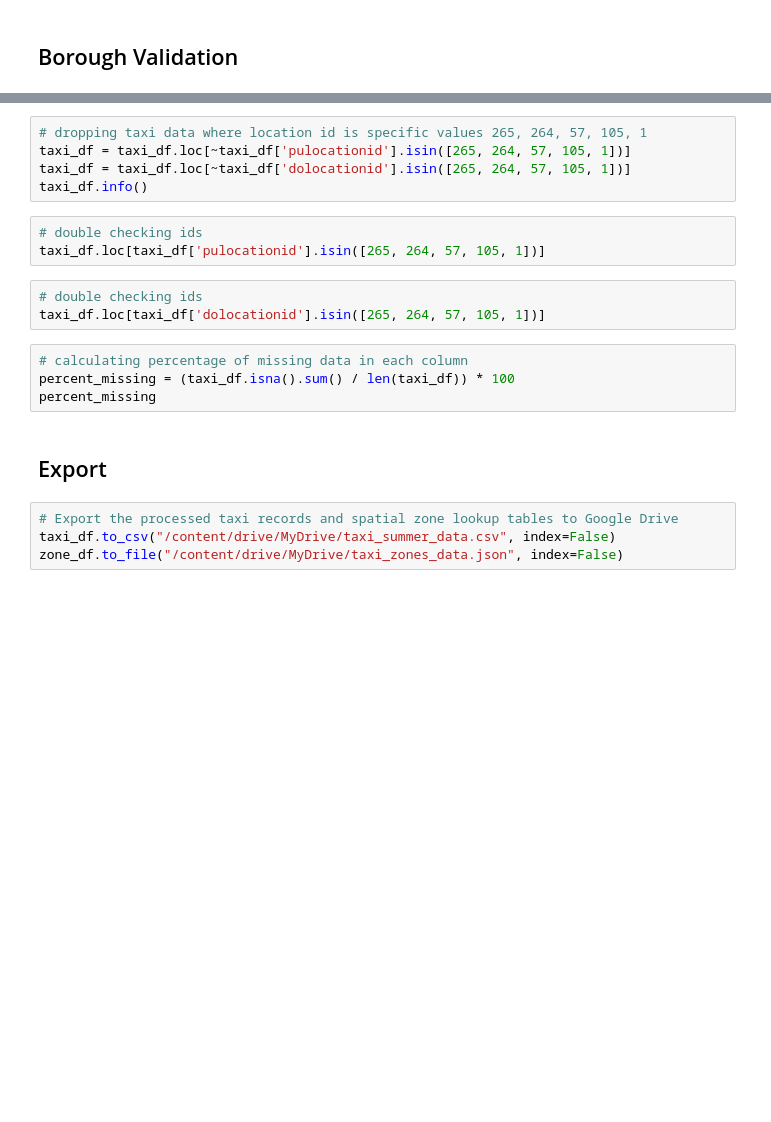
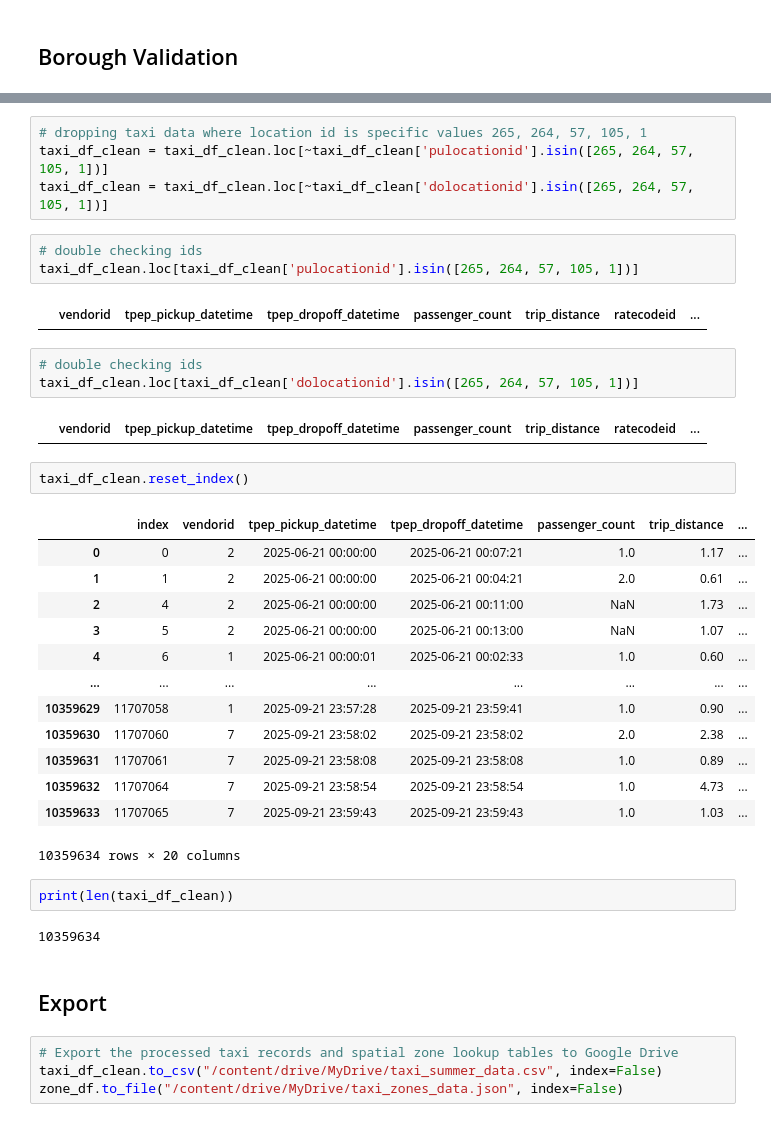
Before and after one commit to drod75/nyc_taxi_analysis, a Jupyter notebook: notebooks/data_collection.ipynb, the cells around one changed output, grey strips where cells are left out. Cells and saved outputs as stored; diff of their text form; blank space fills up the shorter version.

```diff
--- a/notebooks/data_collection.ipynb
+++ b/notebooks/data_collection.ipynb
@@ -239,21 +607,40 @@ taxi_zone_df.loc[taxi_zone_df['dropoff_borough'] == 'EWR', 'dolocationid'].value
 # %%
 # dropping taxi data where location id is specific values 265, 264, 57, 105, 1
-taxi_df = taxi_df.loc[~taxi_df['pulocationid'].isin([265, 264, 57, 105, 1])]
-taxi_df = taxi_df.loc[~taxi_df['dolocationid'].isin([265, 264, 57, 105, 1])]
-taxi_df.info()
+taxi_df_clean = taxi_df_clean.loc[~taxi_df_clean['pulocationid'].isin([265, 264, 57, 105, 1])]
+taxi_df_clean = taxi_df_clean.loc[~taxi_df_clean['dolocationid'].isin([265, 264, 57, 105, 1])]
 # %%
 # double checking ids
-taxi_df.loc[taxi_df['pulocationid'].isin([265, 264, 57, 105, 1])]
+taxi_df_clean.loc[taxi_df_clean['pulocationid'].isin([265, 264, 57, 105, 1])]
+# %% [output]
+|  | vendorid | tpep_pickup_datetime | tpep_dropoff_datetime | passenger_count | trip_distance | ratecodeid | ... |
 # %%
 # double checking ids
-taxi_df.loc[taxi_df['dolocationid'].isin([265, 264, 57, 105, 1])]
+taxi_df_clean.loc[taxi_df_clean['dolocationid'].isin([265, 264, 57, 105, 1])]
+# %% [output]
+|  | vendorid | tpep_pickup_datetime | tpep_dropoff_datetime | passenger_count | trip_distance | ratecodeid | ... |
-# %%
-# calculating percentage of missing data in each column
-percent_missing = (taxi_df.isna().sum() / len(taxi_df)) * 100
-percent_missing
+# %%
+taxi_df_clean.reset_index()
+# %% [output]
+|  | index | vendorid | tpep_pickup_datetime | tpep_dropoff_datetime | passenger_count | trip_distance | ... |
+| 0 | 0 | 2 | 2025-06-21 00:00:00 | 2025-06-21 00:07:21 | 1.0 | 1.17 | ... |
+| 1 | 1 | 2 | 2025-06-21 00:00:00 | 2025-06-21 00:04:21 | 2.0 | 0.61 | ... |
+| 2 | 4 | 2 | 2025-06-21 00:00:00 | 2025-06-21 00:11:00 | NaN | 1.73 | ... |
+| 3 | 5 | 2 | 2025-06-21 00:00:00 | 2025-06-21 00:13:00 | NaN | 1.07 | ... |
+| 4 | 6 | 1 | 2025-06-21 00:00:01 | 2025-06-21 00:02:33 | 1.0 | 0.60 | ... |
+| ... | ... | ... | ... | ... | ... | ... | ... |
+| 10359629 | 11707058 | 1 | 2025-09-21 23:57:28 | 2025-09-21 23:59:41 | 1.0 | 0.90 | ... |
+| 10359630 | 11707060 | 7 | 2025-09-21 23:58:02 | 2025-09-21 23:58:02 | 2.0 | 2.38 | ... |
+| 10359631 | 11707061 | 7 | 2025-09-21 23:58:08 | 2025-09-21 23:58:08 | 1.0 | 0.89 | ... |
+| 10359632 | 11707064 | 7 | 2025-09-21 23:58:54 | 2025-09-21 23:58:54 | 1.0 | 4.73 | ... |
+| 10359633 | 11707065 | 7 | 2025-09-21 23:59:43 | 2025-09-21 23:59:43 | 1.0 | 1.03 | ... |
+10359634 rows × 20 columns
+# %%
+print(len(taxi_df_clean))
+# %% [output]
+10359634
 # %% [markdown]
 ## Export
 # %%
 # Export the processed taxi records and spatial zone lookup tables to Google Drive
-taxi_df.to_csv("/content/drive/MyDrive/taxi_summer_data.csv", index=False)
+taxi_df_clean.to_csv("/content/drive/MyDrive/taxi_summer_data.csv", index=False)
 zone_df.to_file("/content/drive/MyDrive/taxi_zones_data.json", index=False)
```
Also changed, not shown: parts of 39 cells of this notebook.
